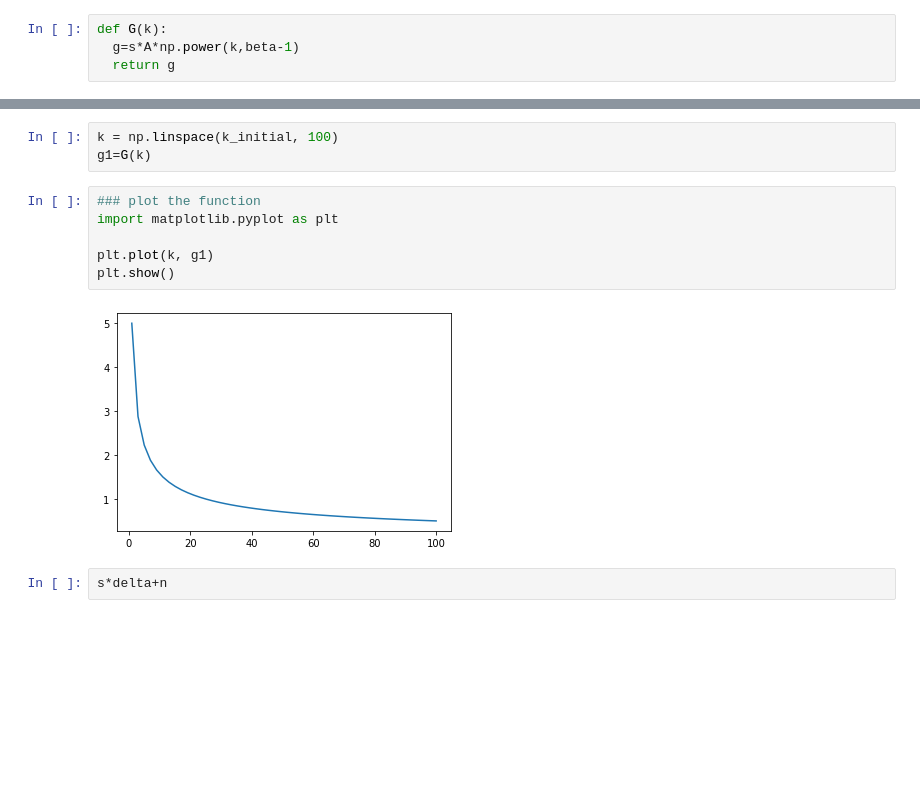
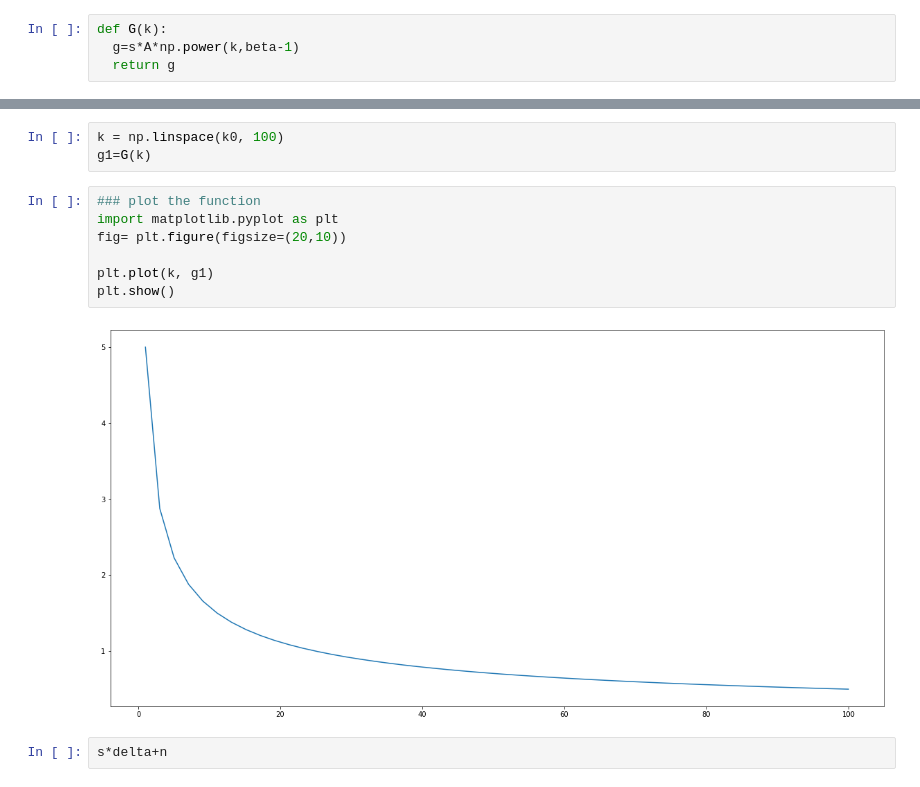
Before and after one commit to yl581/DKU_Econ204, a Jupyter notebook: Econ_204_EconomicGrowth_Tuesday.ipynb, the cells around one changed output, grey strips where cells are left out. Saved outputs shown, nothing was run; the diff lists cells and outputs as text; blank space fills up the shorter version.

```diff
--- a/Econ_204_EconomicGrowth_Tuesday.ipynb
+++ b/Econ_204_EconomicGrowth_Tuesday.ipynb
@@ -102,16 +107,17 @@ G(k_initial)
 # %% [output]
 5.0
 # %%
-k = np.linspace(k_initial, 100)
+k = np.linspace(k0, 100)
 g1=G(k)
 # %%
 ### plot the function
 import matplotlib.pyplot as plt
+fig= plt.figure(figsize=(20,10))
 
 plt.plot(k, g1)
 plt.show()
 # %% [output]
-[figure, old version]
+[figure, new version]
 # %%
 s*delta+n
 # %% [output]
```
Also changed, not shown: parts of 15 cells of this notebook.
